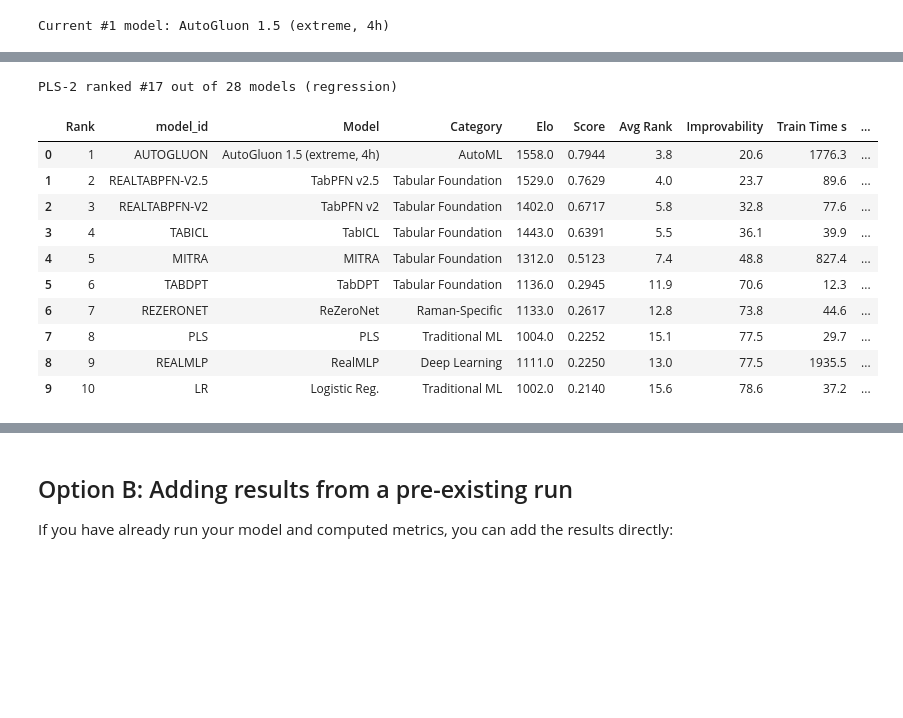
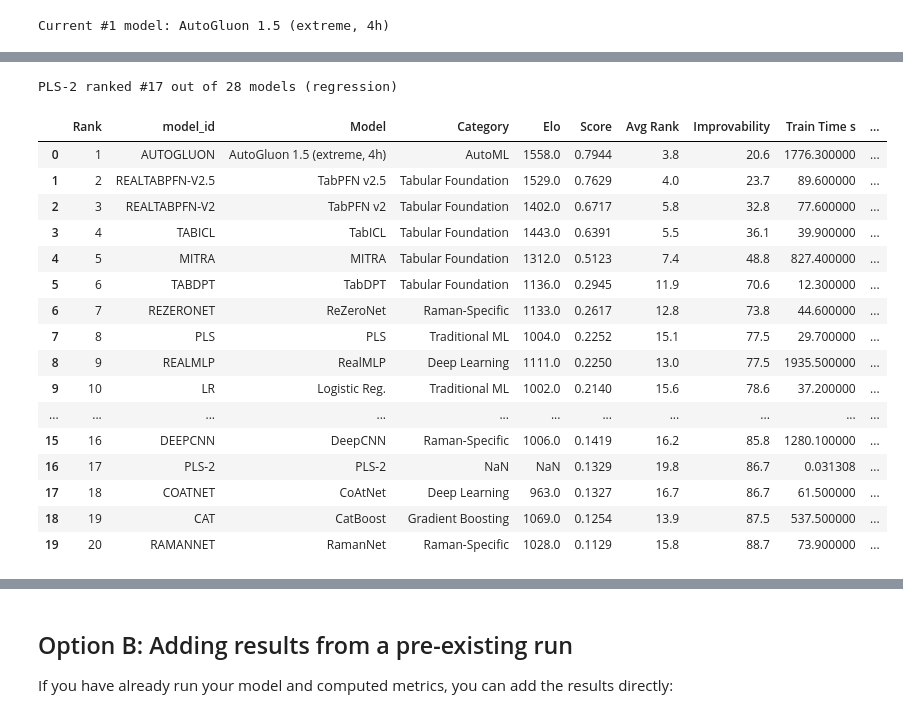
Before and after one commit to ml-lab-htw/RamanBench, a Jupyter notebook: notebooks/02_benchmark_new_model.ipynb, the cells around one changed output, grey strips where cells are left out. Saved outputs shown, nothing was run; the diff lists cells and outputs as text; code cells hidden in the pictures; blank space fills up the shorter version.

```diff
--- a/notebooks/02_benchmark_new_model.ipynb
+++ b/notebooks/02_benchmark_new_model.ipynb
@@ -43,23 +43,29 @@ Evaluated on 444 (dataset, seed) combinations
 # %%
 # View updated regression ranking
 ranked = lb.rank(task="regression")
 pls_row = ranked[ranked["Model"] == "PLS-2"]
 pls_rank = pls_row.index[0] + 1
 print(f"PLS-2 ranked #{pls_rank} out of {len(ranked)} models (regression)")
-ranked.head(10)
+ranked.head(20)
 # %% [output]
 PLS-2 ranked #17 out of 28 models (regression)
 |  | Rank | model_id | Model | Category | Elo | Score | Avg Rank | Improvability | Train Time s | ... |
-| 0 | 1 | AUTOGLUON | AutoGluon 1.5 (extreme, 4h) | AutoML | 1558.0 | 0.7944 | 3.8 | 20.6 | 1776.3 | ... |
-| 1 | 2 | REALTABPFN-V2.5 | TabPFN v2.5 | Tabular Foundation | 1529.0 | 0.7629 | 4.0 | 23.7 | 89.6 | ... |
-| 2 | 3 | REALTABPFN-V2 | TabPFN v2 | Tabular Foundation | 1402.0 | 0.6717 | 5.8 | 32.8 | 77.6 | ... |
-| 3 | 4 | TABICL | TabICL | Tabular Foundation | 1443.0 | 0.6391 | 5.5 | 36.1 | 39.9 | ... |
-| 4 | 5 | MITRA | MITRA | Tabular Foundation | 1312.0 | 0.5123 | 7.4 | 48.8 | 827.4 | ... |
-| 5 | 6 | TABDPT | TabDPT | Tabular Foundation | 1136.0 | 0.2945 | 11.9 | 70.6 | 12.3 | ... |
-| 6 | 7 | REZERONET | ReZeroNet | Raman-Specific | 1133.0 | 0.2617 | 12.8 | 73.8 | 44.6 | ... |
-| 7 | 8 | PLS | PLS | Traditional ML | 1004.0 | 0.2252 | 15.1 | 77.5 | 29.7 | ... |
-| 8 | 9 | REALMLP | RealMLP | Deep Learning | 1111.0 | 0.2250 | 13.0 | 77.5 | 1935.5 | ... |
-| 9 | 10 | LR | Logistic Reg. | Traditional ML | 1002.0 | 0.2140 | 15.6 | 78.6 | 37.2 | ... |
+| 0 | 1 | AUTOGLUON | AutoGluon 1.5 (extreme, 4h) | AutoML | 1558.0 | 0.7944 | 3.8 | 20.6 | 1776.300000 | ... |
+| 1 | 2 | REALTABPFN-V2.5 | TabPFN v2.5 | Tabular Foundation | 1529.0 | 0.7629 | 4.0 | 23.7 | 89.600000 | ... |
+| 2 | 3 | REALTABPFN-V2 | TabPFN v2 | Tabular Foundation | 1402.0 | 0.6717 | 5.8 | 32.8 | 77.600000 | ... |
+| 3 | 4 | TABICL | TabICL | Tabular Foundation | 1443.0 | 0.6391 | 5.5 | 36.1 | 39.900000 | ... |
+| 4 | 5 | MITRA | MITRA | Tabular Foundation | 1312.0 | 0.5123 | 7.4 | 48.8 | 827.400000 | ... |
+| 5 | 6 | TABDPT | TabDPT | Tabular Foundation | 1136.0 | 0.2945 | 11.9 | 70.6 | 12.300000 | ... |
+| 6 | 7 | REZERONET | ReZeroNet | Raman-Specific | 1133.0 | 0.2617 | 12.8 | 73.8 | 44.600000 | ... |
+| 7 | 8 | PLS | PLS | Traditional ML | 1004.0 | 0.2252 | 15.1 | 77.5 | 29.700000 | ... |
+| 8 | 9 | REALMLP | RealMLP | Deep Learning | 1111.0 | 0.2250 | 13.0 | 77.5 | 1935.500000 | ... |
+| 9 | 10 | LR | Logistic Reg. | Traditional ML | 1002.0 | 0.2140 | 15.6 | 78.6 | 37.200000 | ... |
+| ... | ... | ... | ... | ... | ... | ... | ... | ... | ... | ... |
+| 15 | 16 | DEEPCNN | DeepCNN | Raman-Specific | 1006.0 | 0.1419 | 16.2 | 85.8 | 1280.100000 | ... |
+| 16 | 17 | PLS-2 | PLS-2 | NaN | NaN | 0.1329 | 19.8 | 86.7 | 0.031308 | ... |
+| 17 | 18 | COATNET | CoAtNet | Deep Learning | 963.0 | 0.1327 | 16.7 | 86.7 | 61.500000 | ... |
+| 18 | 19 | CAT | CatBoost | Gradient Boosting | 1069.0 | 0.1254 | 13.9 | 87.5 | 537.500000 | ... |
+| 19 | 20 | RAMANNET | RamanNet | Raman-Specific | 1028.0 | 0.1129 | 15.8 | 88.7 | 73.900000 | ... |
 # %%
 import matplotlib.pyplot as plt
 
```
Also changed, not shown: parts of 3 cells of this notebook.
